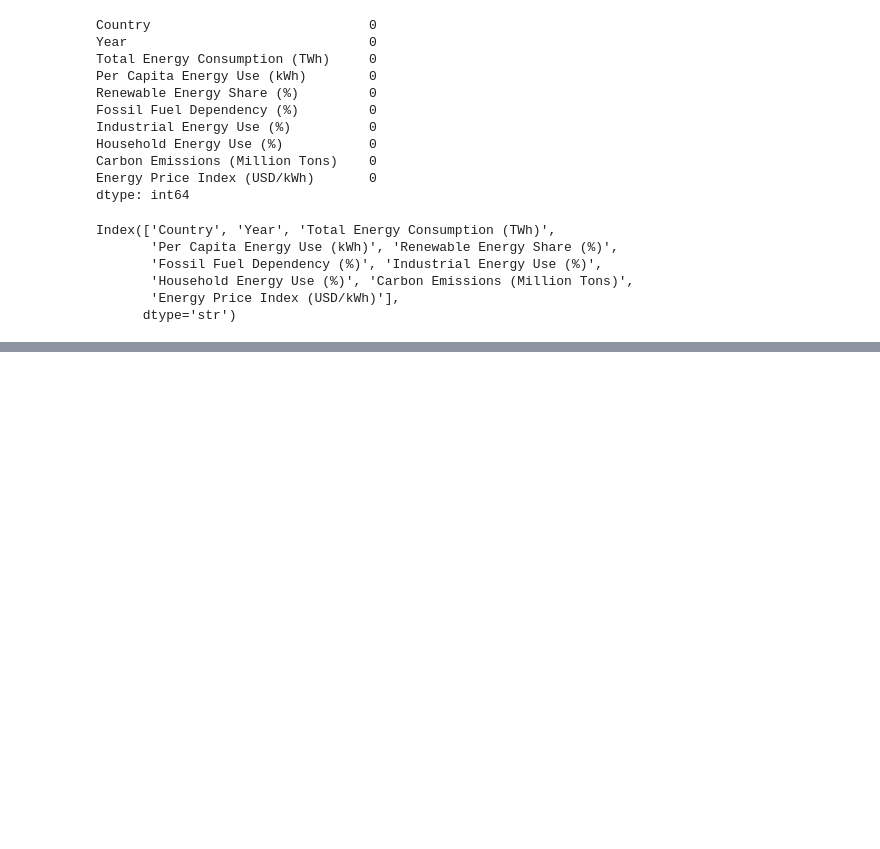
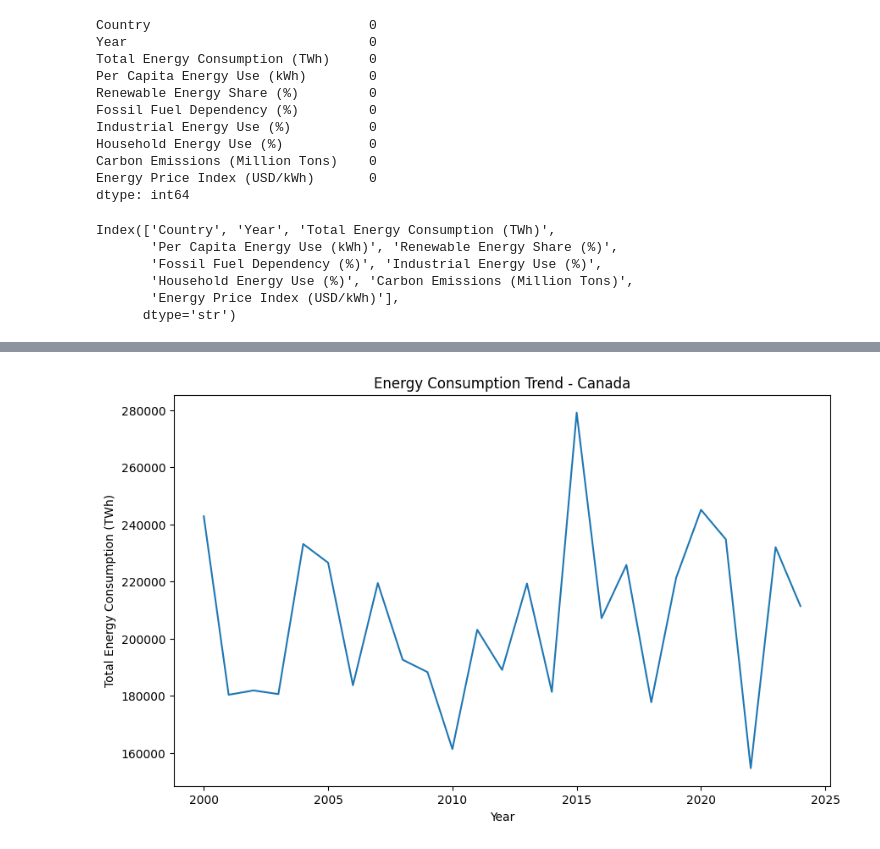
Before and after one commit to Dieu-Merci-IGABUKWISHAKA/DS-Learning, a Jupyter notebook: exam.ipynb, the cells around one changed output, grey strips where cells are left out. Cells and saved outputs as stored; diff of their text form; code cells hidden in the pictures; blank space fills up the shorter version.

```diff
--- a/exam.ipynb
+++ b/exam.ipynb
@@ -41,0 +87,6 @@ canada_year_TWH_dict
+# %%
+datasummary = (
+    data.groupby(["Country", "Year"])["Total Energy Consumption (TWh)"]
+    .sum()
+    .reset_index()
+)
@@ -41,0 +109,12 @@ canada_year_TWH_dict
+# %%
+country_name = "Canada"
+country_data=datasummary[datasummary['Country']==country_name]
+# %%
+plt.figure(figsize=(10,6))
+plt.plot(country_data['Year'],country_data['Total Energy Consumption (TWh)'])
+plt.xlabel("Year")
+plt.ylabel("Total Energy Consumption (TWh)")
+plt.title(f"Energy Consumption Trend - {country_name}")
+plt.show()
+# %% [output]
+[figure, added]
```
Also changed, not shown: parts of 5 cells of this notebook.
